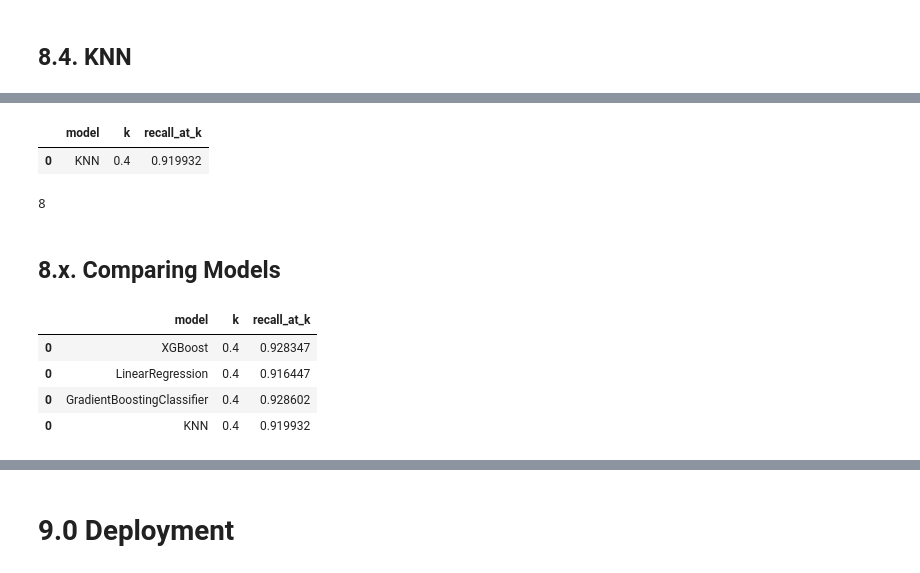
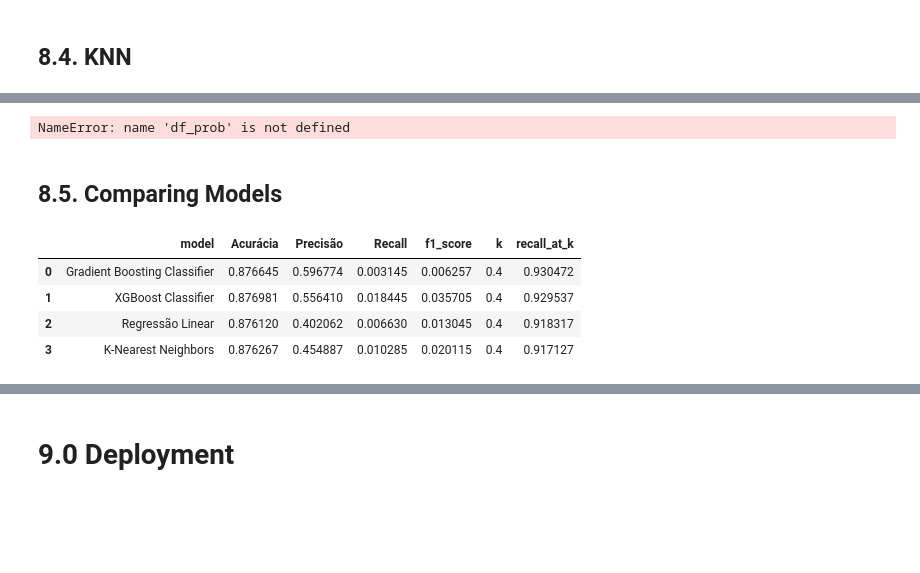
Before and after one commit to LeonardoRose/health_insurance_cross_sell, a Jupyter notebook: pa004_final.ipynb, the cells around one changed output, grey strips where cells are left out. Cells and saved outputs as stored; diff of their text form; code cells hidden in the pictures; blank space fills up the shorter version.

```diff
--- a/pa004_final.ipynb
+++ b/pa004_final.ipynb
@@ -656,6 +640,18 @@ import xgboost as xgb
 # %%
+# XGBoost Classifier Model
 xgb_model = xgb.XGBClassifier(colsample_bytree=0.7, learning_rate=0.1, max_depth=10, n_estimators=100)
+
+# Treinando o modelo
 xgb_model.fit(X_train, y_train)
 
+# Realizando as previsões
 y_predict_xgb = xgb_model.predict( X_test )
 yhat_proba_xgb = xgb_model.predict_proba(X_test)
+
+# Métricas do modelo
+recall_at_k,accuracy_score,precision_score,recall_score,f1_score = metrics(X_test, y_test, yhat_proba_xgb, y_predict_xgb, k=0.4)
+
+# Registrando os resultados em um dataframe
+xgb_results = {'model':['XGBoost Classifier'], 'Acurácia': [accuracy_score], 'Precisão':[precision_score], 'Recall': [recall_score], 'f1_score':[f1_score], 'k': [0.4], 'recall_at_k': [recall_at_k]}
+df_xgb = pd.DataFrame(xgb_results)
+df_xgb
@@ -687,7 +669,18 @@ from sklearn.ensemble import GradientBoostingClassifier
 # %%
-gbrt = GradientBoostingClassifier(n_estimators=100, learning_rate=0.1, max_depth=3, random_state=42)
+# Gradient Boost Classifier Model
+gbrt = GradientBoostingClassifier(n_estimators=100, learning_rate=0.1, max_features=3, max_depth=5, random_state=42)
 
+# Treinando o modelo
 gbrt.fit(X_train, y_train)
 
+# Realizando as previsões
 y_predict_gbc  = gbrt.predict(X_test)
 yhat_proba_gbc = gbrt.predict_proba(X_test)
+
+# Métricas do modelo
+recall_at_k,accuracy_score,precision_score,recall_score,f1_score = metrics(X_test, y_test, yhat_proba_gbc, y_predict_gbc, k=0.4)
+
+# Registrando os resultados em um dataframe
+gbrt_results = {'model':['Gradient Boosting Classifier'], 'Acurácia': [accuracy_score], 'Precisão':[precision_score], 'Recall': [recall_score], 'f1_score':[f1_score], 'k': [0.4], 'recall_at_k': [recall_at_k]}
+df_gbrt = pd.DataFrame(gbrt_results)
+df_gbrt
@@ -711,9 +696,20 @@ df_gbcr = pd.DataFrame(gbcr_results)
 # %% [markdown]
 ## 8.4. KNN
 # %%
-from sklearn.neighbors import KNeighborsClassifier
+# K-Nearest Neighbors Model
 knn = KNeighborsClassifier(n_neighbors=75)
+
+# Treinando o modelo
 knn.fit(X_train, y_train)
 
+# Realizando as previsões
 y_predict_knn  = knn.predict(X_test)
 yhat_proba_knn = knn.predict_proba(X_test)
+
+# Métricas do modelo
+recall_at_k,accuracy_score,precision_score,recall_score,f1_score = metrics(X_test, y_test, yhat_proba_knn, y_predict_knn, k=0.4)
+
+# Registrando os resultados em um dataframe
+knn_results = {'model':['K-Nearest Neighbors'], 'Acurácia': [accuracy_score], 'Precisão':[precision_score], 'Recall': [recall_score], 'f1_score':[f1_score], 'k': [0.4], 'recall_at_k': [recall_at_k]}
+df_knn = pd.DataFrame(knn_results)
+df_knn
@@ -733,8 +719,0 @@ knn_recall_at_k
-# %%
-# Registrando os resultados
-knn_results = {'model':['KNN'], 'k': [0.4], 'recall_at_k': [0.9199320016999575]}
-df_knn = pd.DataFrame(knn_results)
-df_knn
-# %% [output]
-|  | model | k | recall_at_k |
-| 0 | KNN | 0.4 | 0.919932 |
@@ -743,16 +720,15 @@ import random
-# %%
-lista = [0,1,2,3,4,5,6,7,8,9,10]
-random.choice(lista)
-# %% [output]
-8
+# %%
+lift_curve(y_test, yhat_proba_knn)
+# %% [output]
+NameError: name 'df_prob' is not defined
 # %% [markdown]
-## 8.x. Comparing Models
+## 8.5. Comparing Models
 # %%
-models_results = pd.concat([df_xgb, df_lr,df_gbcr,df_knn], axis=0)
-models_results
+models_results = pd.concat([df_lr, df_xgb,df_gbrt,df_knn], axis=0)
+models_results.sort_values(by='recall_at_k', ascending=False)
 # %% [output]
-|  | model | k | recall_at_k |
-| 0 | XGBoost | 0.4 | 0.928347 |
-| 0 | LinearRegression | 0.4 | 0.916447 |
-| 0 | GradientBoostingClassifier | 0.4 | 0.928602 |
-| 0 | KNN | 0.4 | 0.919932 |
+|  | model | Acurácia | Precisão | Recall | f1_score | k | recall_at_k |
+| 0 | Gradient Boosting Classifier | 0.876645 | 0.596774 | 0.003145 | 0.006257 | 0.4 | 0.930472 |
+| 1 | XGBoost Classifier | 0.876981 | 0.556410 | 0.018445 | 0.035705 | 0.4 | 0.929537 |
+| 2 | Regressão Linear | 0.876120 | 0.402062 | 0.006630 | 0.013045 | 0.4 | 0.918317 |
+| 3 | K-Nearest Neighbors | 0.876267 | 0.454887 | 0.010285 | 0.020115 | 0.4 | 0.917127 |
```
Also changed, not shown: parts of 38 cells of this notebook.
